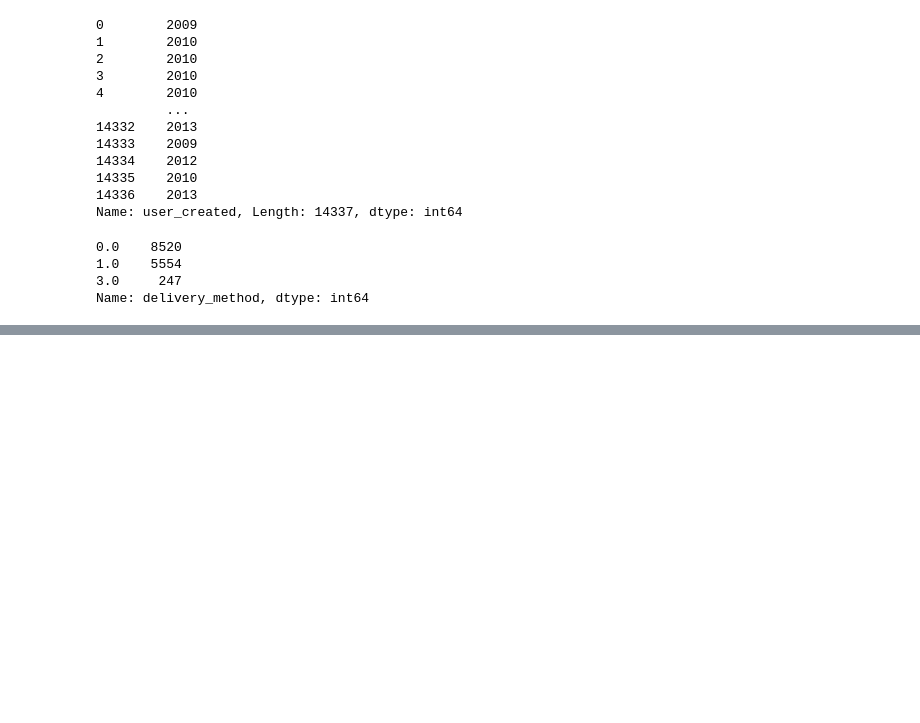
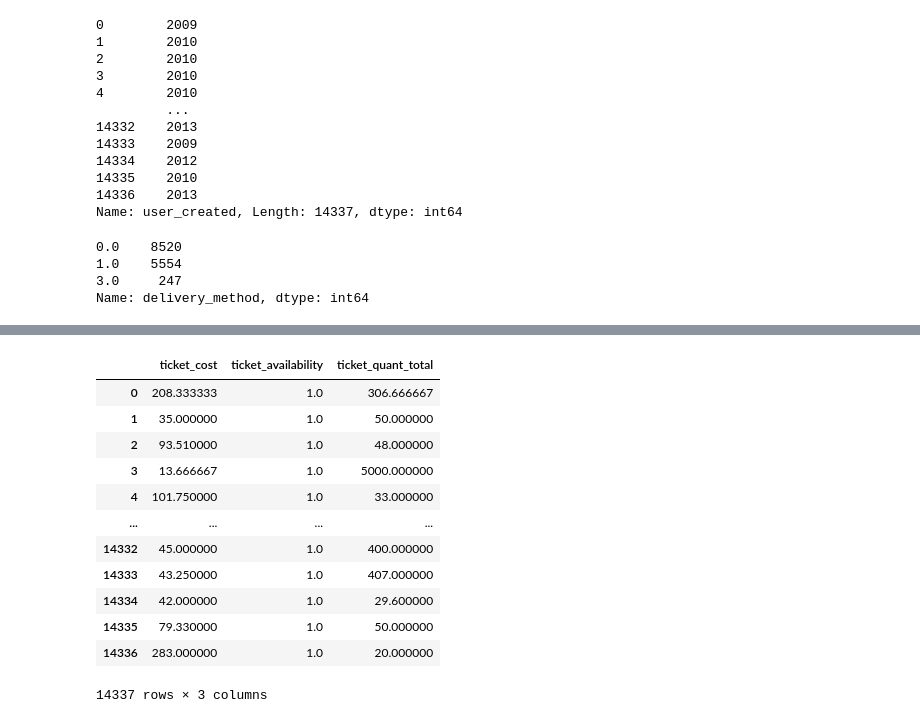
Before and after one commit to gverploeg/Fraud_Detection-, a Jupyter notebook: Sanchez_notebook.ipynb, the cells around one changed output, grey strips where cells are left out. Saved outputs shown, nothing was run; the diff lists cells and outputs as text; code cells hidden in the pictures; blank space fills up the shorter version.

```diff
--- a/Sanchez_notebook.ipynb
+++ b/Sanchez_notebook.ipynb
@@ -467,0 +539,24 @@ data/
+# %%
+grantsdata = pd.read_csv('data/fraud_data.csv', index_col=0)
+# %%
+added_data = grantsdata.drop(['event_id', 'ticket_quant_sold'], axis=1)
+# %%
+ticket_data = pd.concat([no_time, added_data], axis=1)
+# %%
+neg_value_cols = ticket_data
+# %%
+neg_value_cols.loc[:, 'ticket_cost':'ticket_quant_total'] = neg_value_cols.loc[:, 'ticket_cost':'ticket_quant_total'].fillna()
+# %% [output]
+|  | ticket_cost | ticket_availability | ticket_quant_total |
+| 0 | 208.333333 | 1.0 | 306.666667 |
+| 1 | 35.000000 | 1.0 | 50.000000 |
+| 2 | 93.510000 | 1.0 | 48.000000 |
+| 3 | 13.666667 | 1.0 | 5000.000000 |
+| 4 | 101.750000 | 1.0 | 33.000000 |
+| ... | ... | ... | ... |
+| 14332 | 45.000000 | 1.0 | 400.000000 |
+| 14333 | 43.250000 | 1.0 | 407.000000 |
+| 14334 | 42.000000 | 1.0 | 29.600000 |
+| 14335 | 79.330000 | 1.0 | 50.000000 |
+| 14336 | 283.000000 | 1.0 | 20.000000 |
+14337 rows × 3 columns
```
Also changed, not shown: parts of 57 cells of this notebook, 2 other files.
